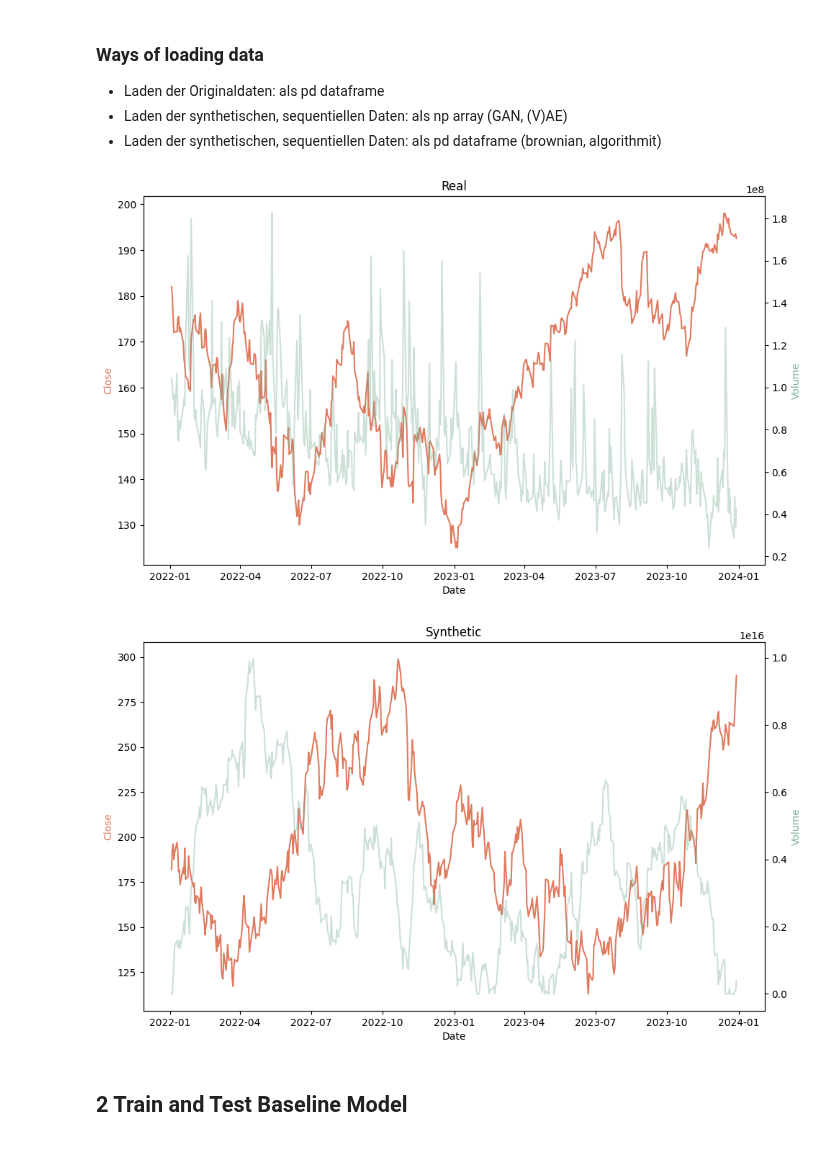
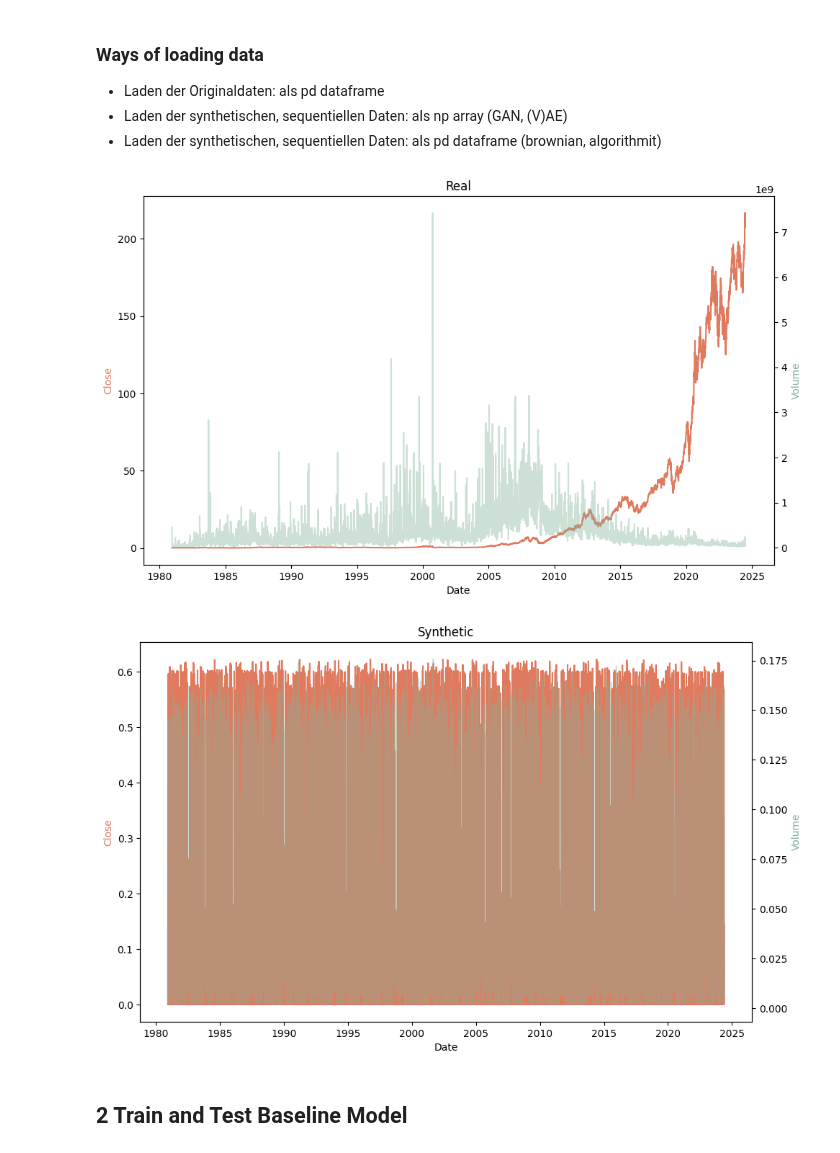
Before and after one commit to arneallwardt/time_series_data_augmentation, a Jupyter notebook: data_evaluation/evaluation_pipeline.ipynb, the cells around one changed output. Cells and saved outputs as stored; diff of their text form; code cells hidden in the pictures.

```diff
--- a/data_evaluation/evaluation_pipeline.ipynb
+++ b/data_evaluation/evaluation_pipeline.ipynb
@@ -40,9 +38,37 @@ data_syn = load_complete_time_series(SYNTHETIC_DATA_FOLDER/'AAPL_22_23_syn.csv')
+# %%
+# possible types: 'brownian_motion', 'timegan', 'msft'
+syn_data_type = 'msft'
+# %%
+# Load real time series
+data_real_df = load_complete_time_series(REAL_DATA_FOLDER/'AAPL_complete.csv')
+data_real_numpy = dc(data_real_df).to_numpy()
+
+# get important columns for later
+data_real_df_without_date = data_real_df.drop(columns=['Date'])
+data_real_columns_without_date = data_real_df_without_date.columns
+
+if syn_data_type == 'timegan':
+    # load sequential data and reconstruct
+    data_syn_numpy = load_sequential_time_series(SYNTHETIC_DATA_FOLDER/'AAPL_complete_TimeGAN_10953_25_6_gru_2.csv', shape=(10953, 25, 6))
+    data_syn_numpy = reconstruct_sequential_data(data_syn_numpy)
+
+    # convert to pandas dataframe and add date column
+    data_syn_df = pd.DataFrame(data_syn_numpy, columns=data_real_columns_without_date)
+    data_syn_df['Date'] = data_real_df['Date'][:len(data_syn_df)]
+
+elif syn_data_type == 'brownian_motion':
+    data_syn_df = load_complete_time_series(SYNTHETIC_DATA_FOLDER/'AAPL_22_23_syn.csv')
+    data_syn_numpy = dc(data_syn_df).to_numpy()
+
+elif syn_data_type == 'msft':
+    data_syn_numpy = load_complete_time_series(SYNTHETIC_DATA_FOLDER/'MSFT_complete_no_date.csv').to_numpy()
+    data_syn_df = load_complete_time_series(SYNTHETIC_DATA_FOLDER/'MSFT_complete.csv')
 # %%
-plot_multiple_time_series_attributes(data_real, title="Real")
-plot_multiple_time_series_attributes(data_syn, title="Synthetic")
+plot_multiple_time_series_attributes(data_real_df, title="Real")
+plot_multiple_time_series_attributes(data_syn_df, title="Synthetic")
 # %% [output]
-[figure, old version]
+[figure, new version]
-[figure, old version]
+[figure, new version]
 # %% [markdown]
 ## 2 Train and Test Baseline Model
 # %% [markdown]
```
Also changed, not shown: parts of 5 cells of this notebook, 5 other files.
